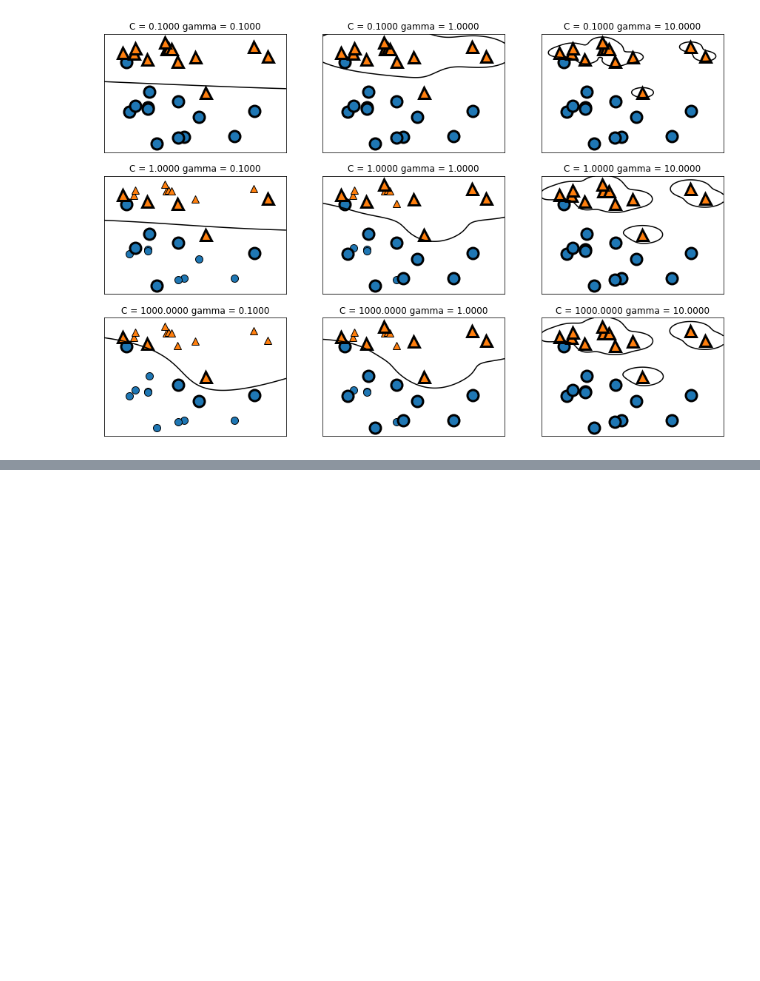
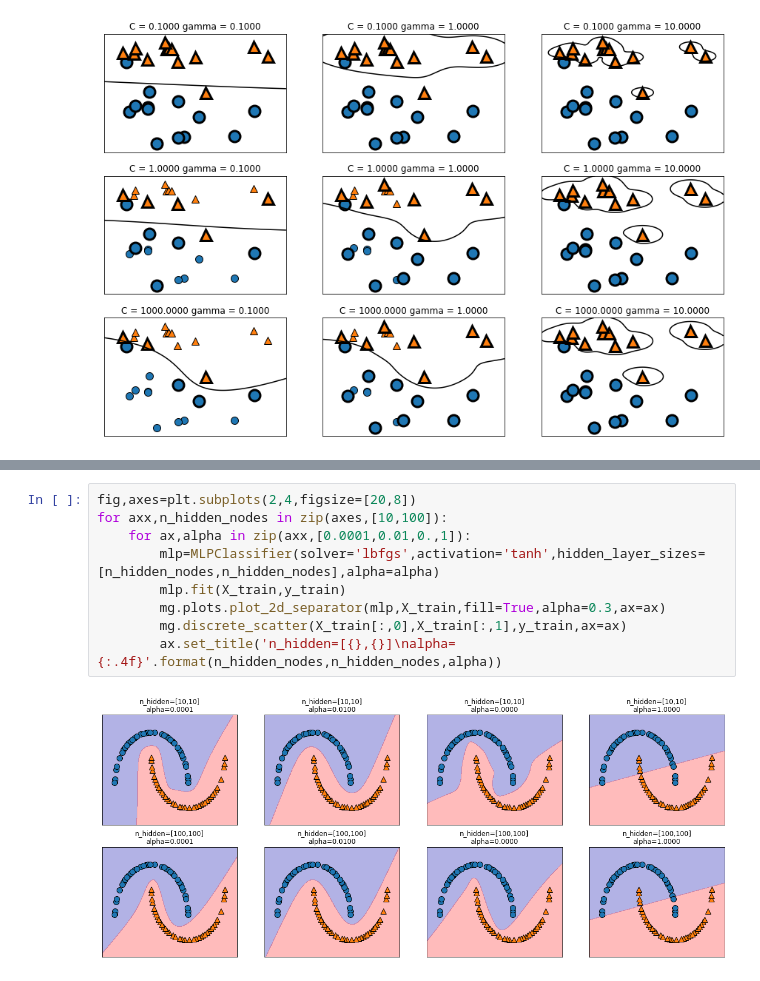
Before and after one commit to shashwatsaket46/PythonProjects, a Jupyter notebook: MachineLearningP.ipynb, the cells around one changed output, grey strips where cells are left out. Saved outputs shown, nothing was run; the diff lists cells and outputs as text; blank space fills up the shorter version.

```diff
--- a/MachineLearningP.ipynb
+++ b/MachineLearningP.ipynb
@@ -548,0 +570,11 @@ for ax, C in zip(axes,[-1,0,3]):
+# %%
+fig,axes=plt.subplots(2,4,figsize=[20,8])
+for axx,n_hidden_nodes in zip(axes,[10,100]):
+    for ax,alpha in zip(axx,[0.0001,0.01,0.,1]):
+        mlp=MLPClassifier(solver='lbfgs',activation='tanh',hidden_layer_sizes=[n_hidden_nodes,n_hidden_nodes],alpha=alpha)
+        mlp.fit(X_train,y_train)
+        mg.plots.plot_2d_separator(mlp,X_train,fill=True,alpha=0.3,ax=ax)
+        mg.discrete_scatter(X_train[:,0],X_train[:,1],y_train,ax=ax)
+        ax.set_title('n_hidden=[{},{}]\nalpha={:.4f}'.format(n_hidden_nodes,n_hidden_nodes,alpha))
+# %% [output]
+[figure, added]
```
Also changed, not shown: parts of 2 cells of this notebook.
